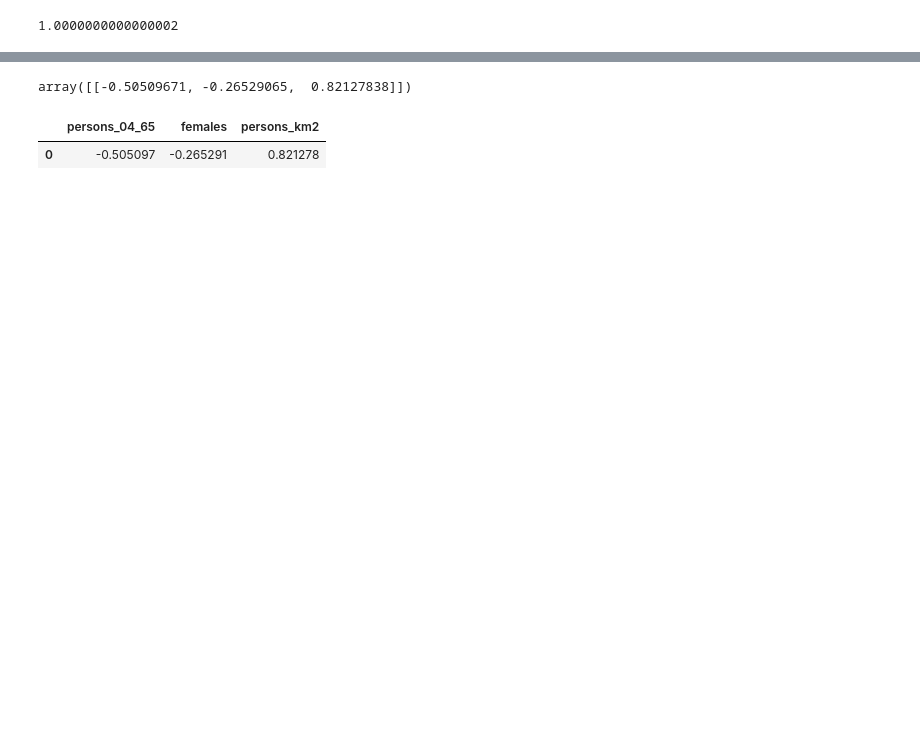
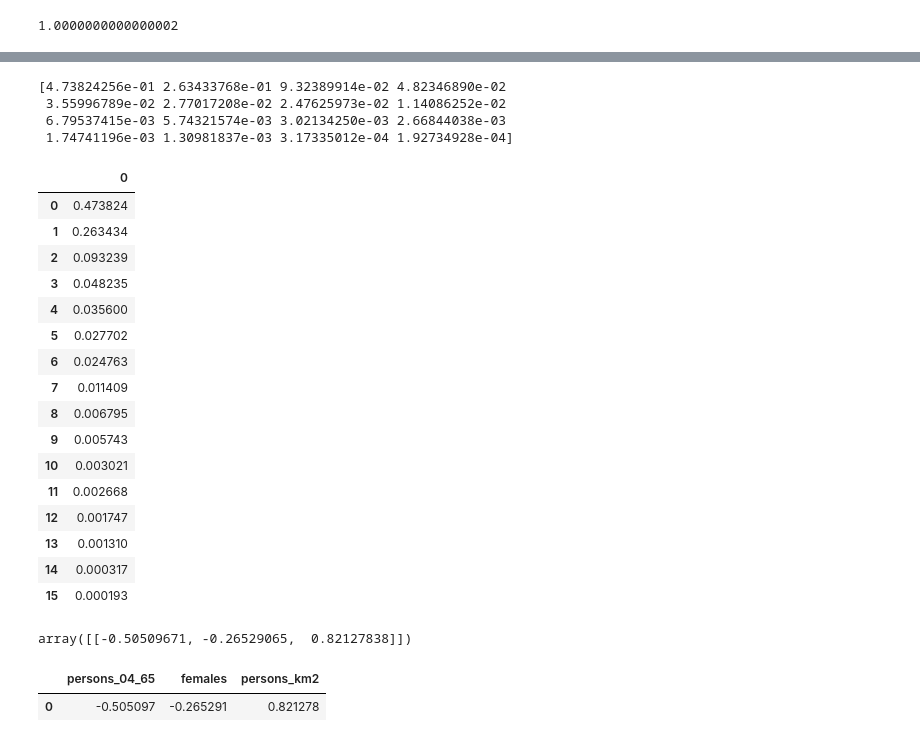
Before and after one commit to Davjes15/air_pollution_sydney, a Jupyter notebook: pca_weights.ipynb, the cells around one changed output, grey strips where cells are left out. Drawn from its saved outputs; the diff is of its cells as text; code cells hidden in the pictures; blank space fills up the shorter version.

```diff
--- a/pca_weights.ipynb
+++ b/pca_weights.ipynb
@@ -99,3 +115,34 @@ print(pca.explained_variance_ratio_)
+# %%
+# explained_variance_ratio_ndarray of shape (n_components,) is the percentage of variance explained by each of the selected components.
+# If n_components is not set then all components are stored and the sum of the ratios is equal to 1.0.
+print(pca.explained_variance_ratio_)
+# %% [output]
+[4.73824256e-01 2.63433768e-01 9.32389914e-02 4.82346890e-02
+ 3.55996789e-02 2.77017208e-02 2.47625973e-02 1.14086252e-02
+ 6.79537415e-03 5.74321574e-03 3.02134250e-03 2.66844038e-03
+ 1.74741196e-03 1.30981837e-03 3.17335012e-04 1.92734928e-04]
+# %%
+# Rows represent the principal components for example PC1 = row 0, PC2 = row 1, etc
+ratio_df = pd.DataFrame(pca.explained_variance_ratio_)
+ratio_df
+# %% [output]
+|  | 0 |
+| 0 | 0.473824 |
+| 1 | 0.263434 |
+| 2 | 0.093239 |
+| 3 | 0.048235 |
+| 4 | 0.035600 |
+| 5 | 0.027702 |
+| 6 | 0.024763 |
+| 7 | 0.011409 |
+| 8 | 0.006795 |
+| 9 | 0.005743 |
+| 10 | 0.003021 |
+| 11 | 0.002668 |
+| 12 | 0.001747 |
+| 13 | 0.001310 |
+| 14 | 0.000317 |
+| 15 | 0.000193 |
 # %%
 # PCA by category
 # Socio-Demographics
```
Also changed, not shown: parts of 12 cells of this notebook.
